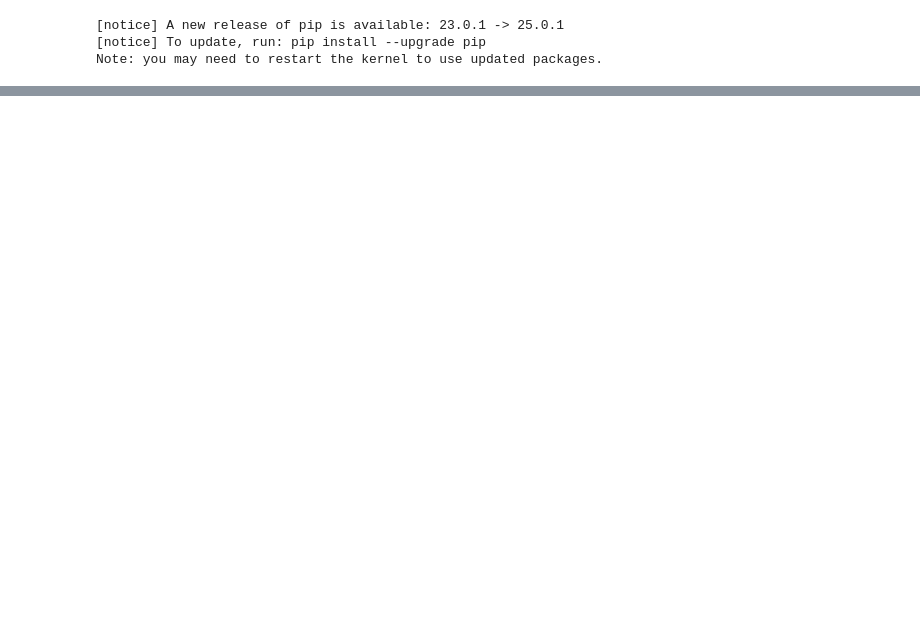
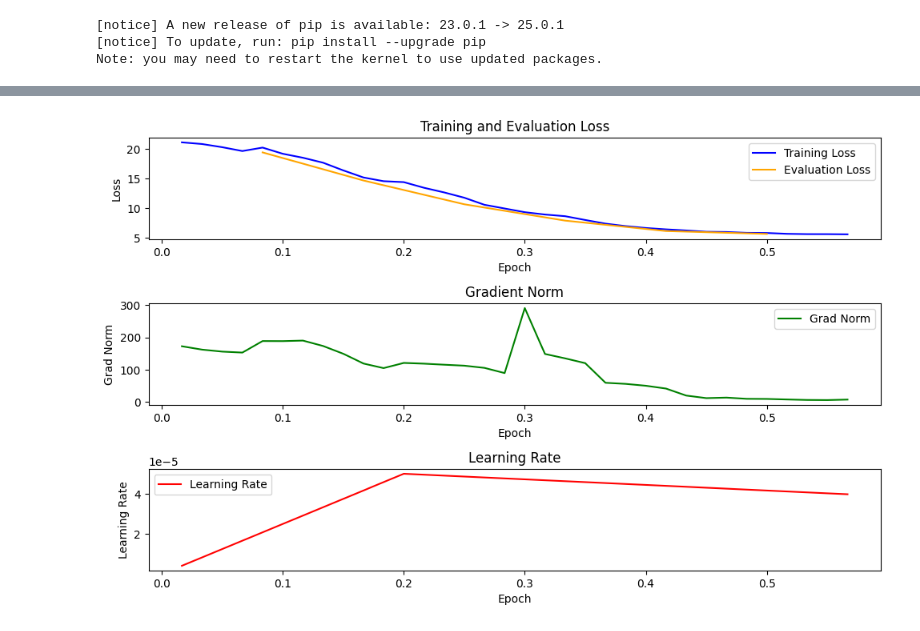
Before and after one commit to gozus19p/Quantifying-the-Impact-of-Emotions-in-Human-LLM-Interaction, a Jupyter notebook: omega/notebooks/training-plot/notebook.ipynb, the cells around one changed output, grey strips where cells are left out. Saved outputs shown, nothing was run; the diff lists cells and outputs as text; code cells hidden in the pictures; blank space fills up the shorter version.

```diff
--- a/omega/notebooks/training-plot/notebook.ipynb
+++ b/omega/notebooks/training-plot/notebook.ipynb
@@ -123,0 +68,4 @@ plt.show()
+# %%
+plot('/Users/manuel/PersonalProjects/thesis/training-fear.log')
+# %% [output]
+[figure, added]
```
Also changed, not shown: parts of 4 cells of this notebook, 4 other files.
